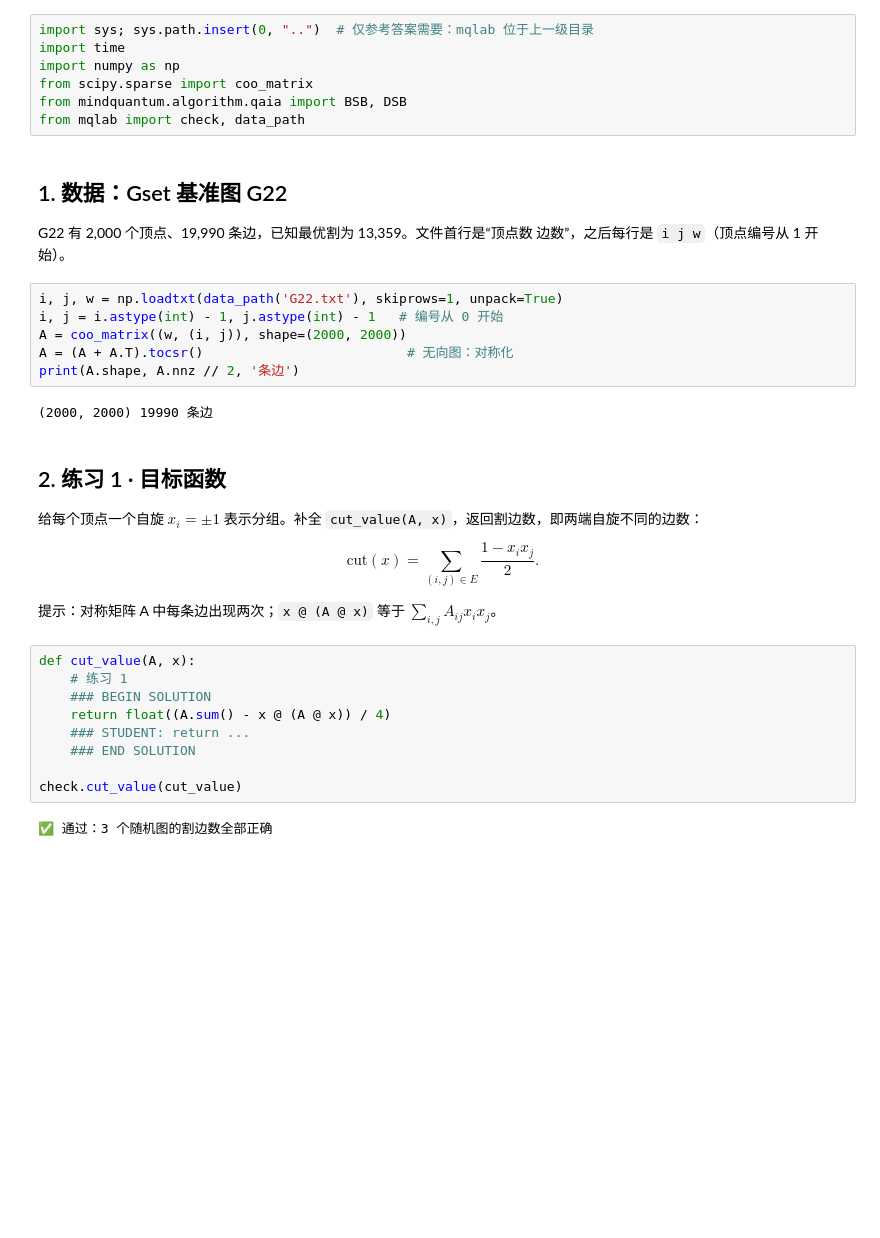
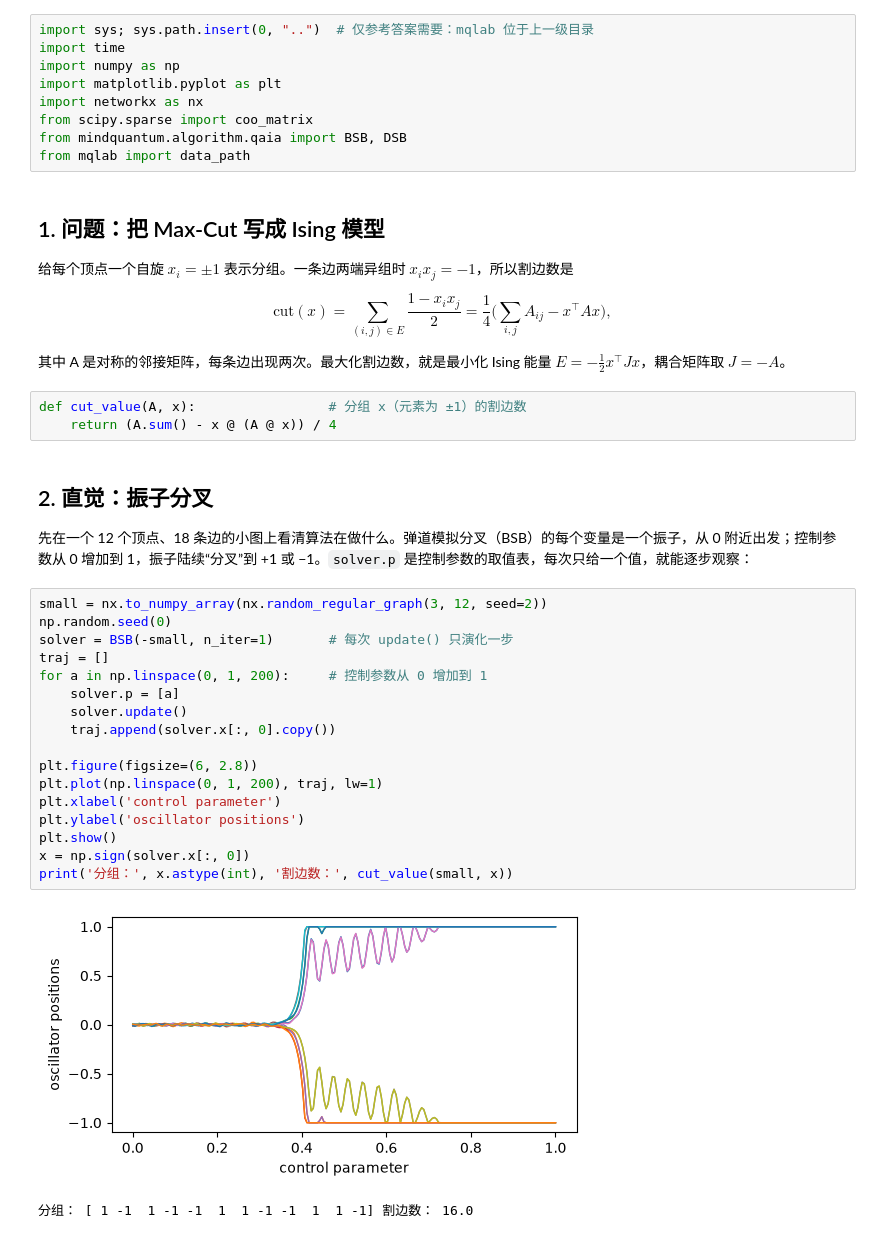
Before and after one commit to MindQuantum-HiQ/mq-env, a Jupyter notebook: solutions/06.量子启发式算法.ipynb, the cells around one changed output. Drawn from its saved outputs; the diff is of its cells as text; blank space fills up the shorter version.

```diff
--- a/solutions/06.量子启发式算法.ipynb
+++ b/solutions/06.量子启发式算法.ipynb
@@ -12,38 +10,44 @@
 import sys; sys.path.insert(0, "..")  # 仅参考答案需要：mqlab 位于上一级目录
 import time
 import numpy as np
+import matplotlib.pyplot as plt
+import networkx as nx
 from scipy.sparse import coo_matrix
 from mindquantum.algorithm.qaia import BSB, DSB
-from mqlab import check, data_path
+from mqlab import data_path
 # %% [markdown]
-## 1. 数据：Gset 基准图 G22
+## 1. 问题：把 Max-Cut 写成 Ising 模型
 
-G22 有 2,000 个顶点、19,990 条边，已知最优割为 13,359。文件首行是“顶点数 边数”，之后每行是 `i j w`（顶点编号从 1 开始）。
+给每个顶点一个自旋 $x_i = \pm 1$ 表示分组。一条边两端异组时 $x_ix_j = -1$，所以割边数是
+
+$$\text{cut}(x) = \sum_{(i,j)\in E} \frac{1 - x_ix_j}{2} = \frac{1}{4}\Big(\sum_{i,j} A_{ij} - x^\top A x\Big),$$
+
+其中 A 是对称的邻接矩阵，每条边出现两次。最大化割边数，就是最小化 Ising 能量 $E = -\frac{1}{2}x^\top Jx$，耦合矩阵取 $J = -A$。
 # %%
-i, j, w = np.loadtxt(data_path('G22.txt'), skiprows=1, unpack=True)
-i, j = i.astype(int) - 1, j.astype(int) - 1   # 编号从 0 开始
-A = coo_matrix((w, (i, j)), shape=(2000, 2000))
-A = (A + A.T).tocsr()                          # 无向图：对称化
-print(A.shape, A.nnz // 2, '条边')
+def cut_value(A, x):                 # 分组 x（元素为 ±1）的割边数
+    return (A.sum() - x @ (A @ x)) / 4
-# %% [output]
-(2000, 2000) 19990 条边
 # %% [markdown]
-## 2. 练习 1 · 目标函数
+## 2. 直觉：振子分叉
 
-给每个顶点一个自旋 $x_i = \pm 1$ 表示分组。补全 `cut_value(A, x)`，返回割边数，即两端自旋不同的边数：
-
-$$\text{cut}(x) = \sum_{(i,j)\in E} \frac{1 - x_i x_j}{2}.$$
-
-提示：对称矩阵 A 中每条边出现两次；`x @ (A @ x)` 等于 $\sum_{i,j} A_{ij}x_ix_j$。
+先在一个 12 个顶点、18 条边的小图上看清算法在做什么。弹道模拟分叉（BSB）的每个变量是一个振子，从 0 附近出发；控制参数从 0 增加到 1，振子陆续“分叉”到 +1 或 −1。`solver.p` 是控制参数的取值表，每次只给一个值，就能逐步观察：
 # %%
-def cut_value(A, x):
-    # 练习 1
-    ### BEGIN SOLUTION
-    return float((A.sum() - x @ (A @ x)) / 4)
-    ### STUDENT: return ...
-    ### END SOLUTION
+small = nx.to_numpy_array(nx.random_regular_graph(3, 12, seed=2))
+np.random.seed(0)
+solver = BSB(-small, n_iter=1)       # 每次 update() 只演化一步
+traj = []
+for a in np.linspace(0, 1, 200):     # 控制参数从 0 增加到 1
+    solver.p = [a]
+    solver.update()
+    traj.append(solver.x[:, 0].copy())
 
-check.cut_value(cut_value)
+plt.figure(figsize=(6, 2.8))
+plt.plot(np.linspace(0, 1, 200), traj, lw=1)
+plt.xlabel('control parameter')
+plt.ylabel('oscillator positions')
+plt.show()
+x = np.sign(solver.x[:, 0])
+print('分组：', x.astype(int), '割边数：', cut_value(small, x))
 # %% [output]
+[figure, added]
-✅ 通过：3 个随机图的割边数全部正确
+分组： [ 1 -1  1 -1 -1  1  1 -1 -1  1  1 -1] 割边数： 16.0
 # %% [markdown]
```
Also changed, not shown: parts of 8 cells of this notebook, 18 other files.
